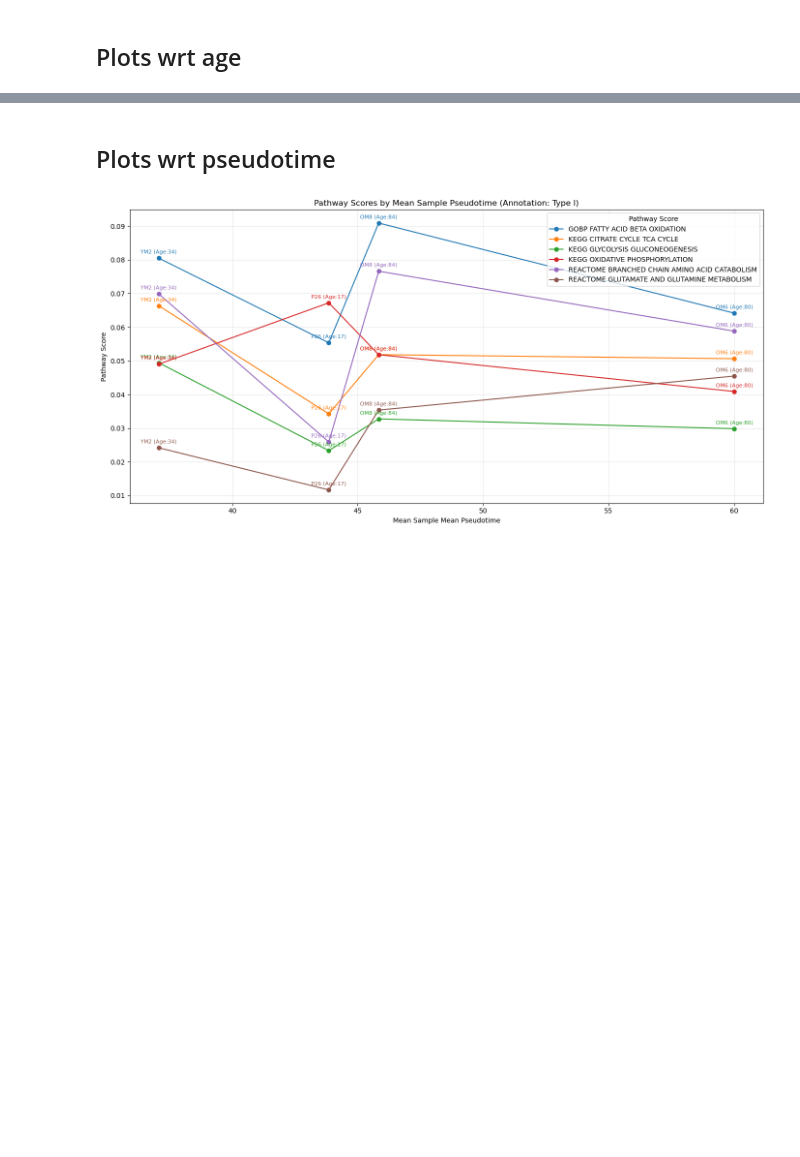
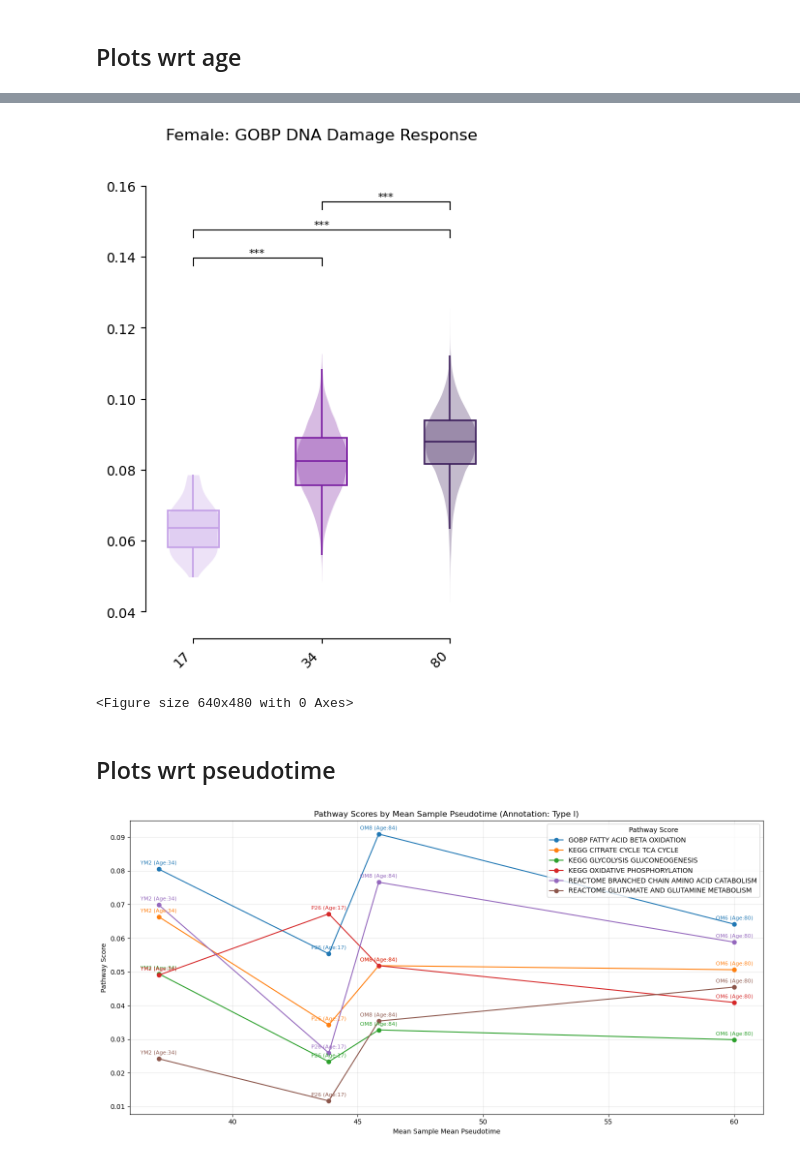
Before and after one commit to sachha-naksha/SKM_multimodal_analysis, a Jupyter notebook: py_scripts/gsea_analysis.ipynb, the cells around one changed output, grey strips where cells are left out. Cells and saved outputs as stored; diff of their text form; code cells hidden in the pictures; blank space fills up the shorter version.

Commit message:
added pretty version of box and violin plots

```diff
--- a/py_scripts/gsea_analysis.ipynb
+++ b/py_scripts/gsea_analysis.ipynb
@@ -255,0 +455,4 @@ Passing `palette` without assigning `hue` is deprecated and will be removed in v
+# %%
+#subset to a fiber type
+cell_level_scores_df_subset = cell_level_scores_df[cell_level_scores_df['Annotation'] == 'Type II']
+display(cell_level_scores_df_subset)
@@ -255,0 +473,27 @@ Passing `palette` without assigning `hue` is deprecated and will be removed in v
+# %%
+plot_data = cell_level_scores_df_subset.copy()
+plot_data['age'] = plot_data['age'].astype(str)
+
+custom_colors = {
+    '17': '#C4A0E7',
+    '34': '#7B1FA2',
+    '80': '#3D1F5C'
+}
+
+fig = plot_violin_box_combo(
+    data=plot_data,
+    x_var='age',
+    y_var='GOBP_DNA_DAMAGE_RESPONSE',
+    title='Female: GOBP DNA Damage Response',
+    x_ticks=['17','34','80'],
+    palette=custom_colors,
+    rotation=45,
+    show_scatter=False
+)
+
+# Display the plot
+from IPython.display import display
+display(fig)
+# save as pdf
+#fig.savefig('/ocean/projects/cis240075p/asachan/datasets/senescence_datasets/mouse_liver/figures/cellage_scores.pdf', bbox_inches='tight')
+# %% [output]
@@ -256,3 +509,5 @@ Passing `palette` without assigning `hue` is deprecated and will be removed in v
+[figure, added]
+<Figure size 640x480 with 0 Axes>
 # %% [markdown]
 ## Plots wrt pseudotime
 # %%
```
Also changed, not shown: parts of 4 cells of this notebook, 2 other files.
